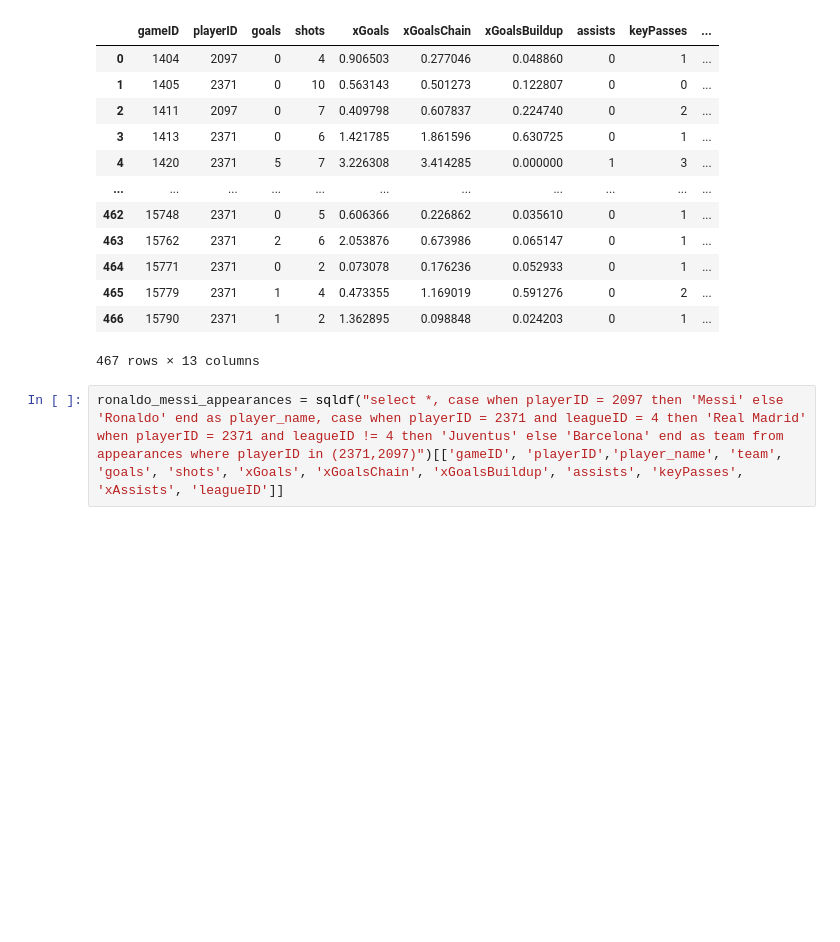
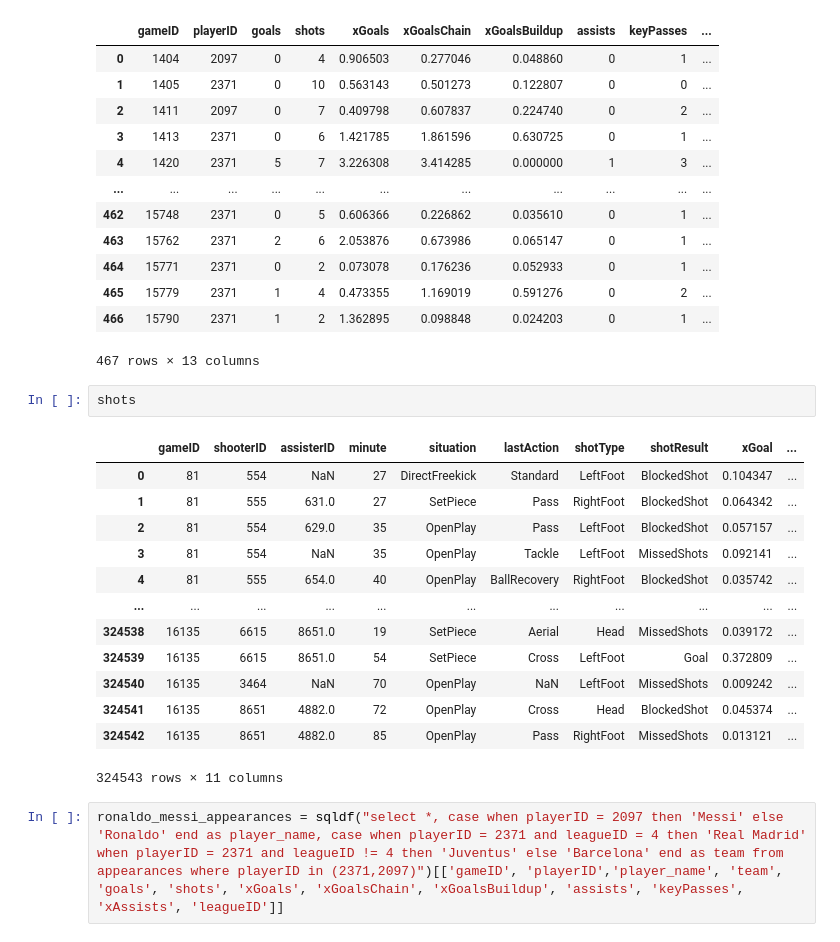
Before and after one commit to qinalan10/ronaldovsmessi, a Jupyter notebook: data/Untitled1.ipynb, the cells around one changed output. Drawn from its saved outputs; the diff is of its cells as text; blank space fills up the shorter version.

```diff
--- a/data/Untitled1.ipynb
+++ b/data/Untitled1.ipynb
@@ -179,6 +179,22 @@ page2
 | 465 | 15779 | 2371 | 1 | 4 | 0.473355 | 1.169019 | 0.591276 | 0 | 2 | ... |
 | 466 | 15790 | 2371 | 1 | 2 | 1.362895 | 0.098848 | 0.024203 | 0 | 1 | ... |
 467 rows × 13 columns
+# %%
+shots
+# %% [output]
+|  | gameID | shooterID | assisterID | minute | situation | lastAction | shotType | shotResult | xGoal | ... |
+| 0 | 81 | 554 | NaN | 27 | DirectFreekick | Standard | LeftFoot | BlockedShot | 0.104347 | ... |
+| 1 | 81 | 555 | 631.0 | 27 | SetPiece | Pass | RightFoot | BlockedShot | 0.064342 | ... |
+| 2 | 81 | 554 | 629.0 | 35 | OpenPlay | Pass | LeftFoot | BlockedShot | 0.057157 | ... |
+| 3 | 81 | 554 | NaN | 35 | OpenPlay | Tackle | LeftFoot | MissedShots | 0.092141 | ... |
+| 4 | 81 | 555 | 654.0 | 40 | OpenPlay | BallRecovery | RightFoot | BlockedShot | 0.035742 | ... |
+| ... | ... | ... | ... | ... | ... | ... | ... | ... | ... | ... |
+| 324538 | 16135 | 6615 | 8651.0 | 19 | SetPiece | Aerial | Head | MissedShots | 0.039172 | ... |
+| 324539 | 16135 | 6615 | 8651.0 | 54 | SetPiece | Cross | LeftFoot | Goal | 0.372809 | ... |
+| 324540 | 16135 | 3464 | NaN | 70 | OpenPlay | NaN | LeftFoot | MissedShots | 0.009242 | ... |
+| 324541 | 16135 | 8651 | 4882.0 | 72 | OpenPlay | Cross | Head | BlockedShot | 0.045374 | ... |
+| 324542 | 16135 | 8651 | 4882.0 | 85 | OpenPlay | Pass | RightFoot | MissedShots | 0.013121 | ... |
+324543 rows × 11 columns
 # %%
 ronaldo_messi_appearances = sqldf("select *, case when playerID = 2097 then 'Messi' else 'Ronaldo' end as player_name, case when playerID = 2371 and leagueID = 4 then 'Real Madrid' when playerID = 2371 and leagueID != 4 then 'Juventus' else 'Barcelona' end as team from appearances where playerID in (2371,2097)")[['gameID', 'playerID','player_name', 'team', 'goals', 'shots', 'xGoals', 'xGoalsChain', 'xGoalsBuildup', 'assists', 'keyPasses', 'xAssists', 'leagueID']]
 # %%
```
Also changed, not shown: parts of 4 cells of this notebook, 4 other files.
